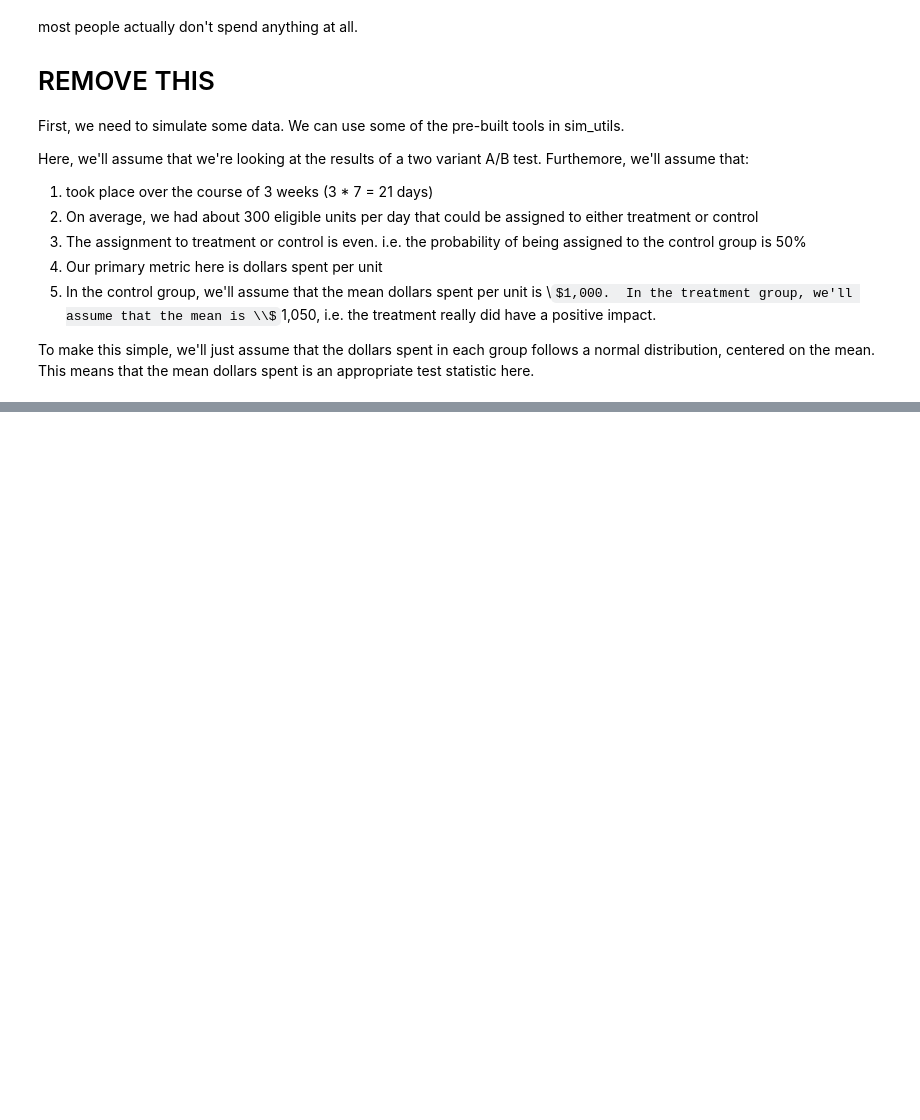
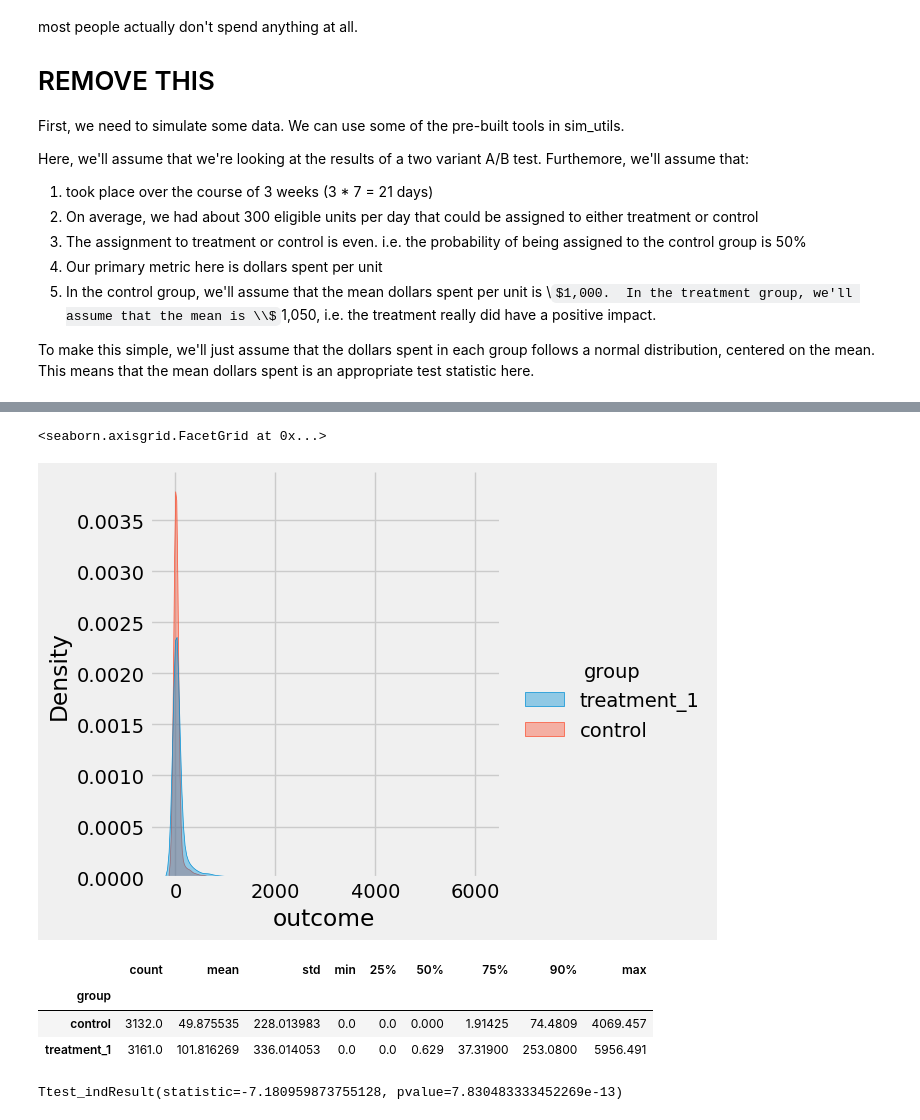
Before and after one commit to dokeeffe87/stats_utils, a Jupyter notebook: notebooks/examples/continuous_metrics/skewed_continuous_experiment_analysis.ipynb, the cells around one changed output, grey strips where cells are left out. Drawn from its saved outputs; the diff is of its cells as text; code cells hidden in the pictures; some formulas as TeX source; blank space fills up the shorter version.

```diff
--- a/notebooks/examples/continuous_metrics/skewed_continuous_experiment_analysis.ipynb
+++ b/notebooks/examples/continuous_metrics/skewed_continuous_experiment_analysis.ipynb
@@ -153,7 +153,9 @@ df_skewed = simulate_data.simulate_skewed_experiment(number_of_days_for_experime
                                                      daily_num_observations=daily_num_observations,
                                                      p_vals=p_vals,
                                                      group_col=group_col,
-                                                     zero_skewed_outcome=True)
+                                                     zero_skewed_outcome=True,
+                                                     a_params=(0.05, 0.1),
+                                                     scale_params=(1000, 1000))
 # %% [output]
 Simulated group sizes:
 
@@ -191,0 +186,16 @@ df_treatment = simulate_data.simulate_normal_distributed_outcomes(df=df_sim.quer
+# %%
+sns.displot(df_skewed, x="outcome", hue="group", kind="kde", fill=True, alpha=0.4)
+# %% [output]
+<seaborn.axisgrid.FacetGrid at 0x...>
+[figure, added]
+# %%
+df_skewed.groupby('group')['outcome'].describe(percentiles=[0.25, 0.5, 0.75, 0.9])
+# %% [output]
+|  | count | mean | std | min | 25% | 50% | 75% | 90% | max |
+| group |  |  |  |  |  |  |  |  |  |
+| control | 3132.0 | 49.875535 | 228.013983 | 0.0 | 0.0 | 0.000 | 1.91425 | 74.4809 | 4069.457 |
+| treatment_1 | 3161.0 | 101.816269 | 336.014053 | 0.0 | 0.0 | 0.629 | 37.31900 | 253.0800 | 5956.491 |
+# %%
+stats.ttest_ind(a=df_skewed.query("group=='control'")['outcome'], b=df_skewed.query("group=='treatment_1'")['outcome'], equal_var=False)
+# %% [output]
+Ttest_indResult(statistic=-7.180959873755128, pvalue=7.830483333452269e-13)
```
Also changed, not shown: parts of 10 cells of this notebook.
